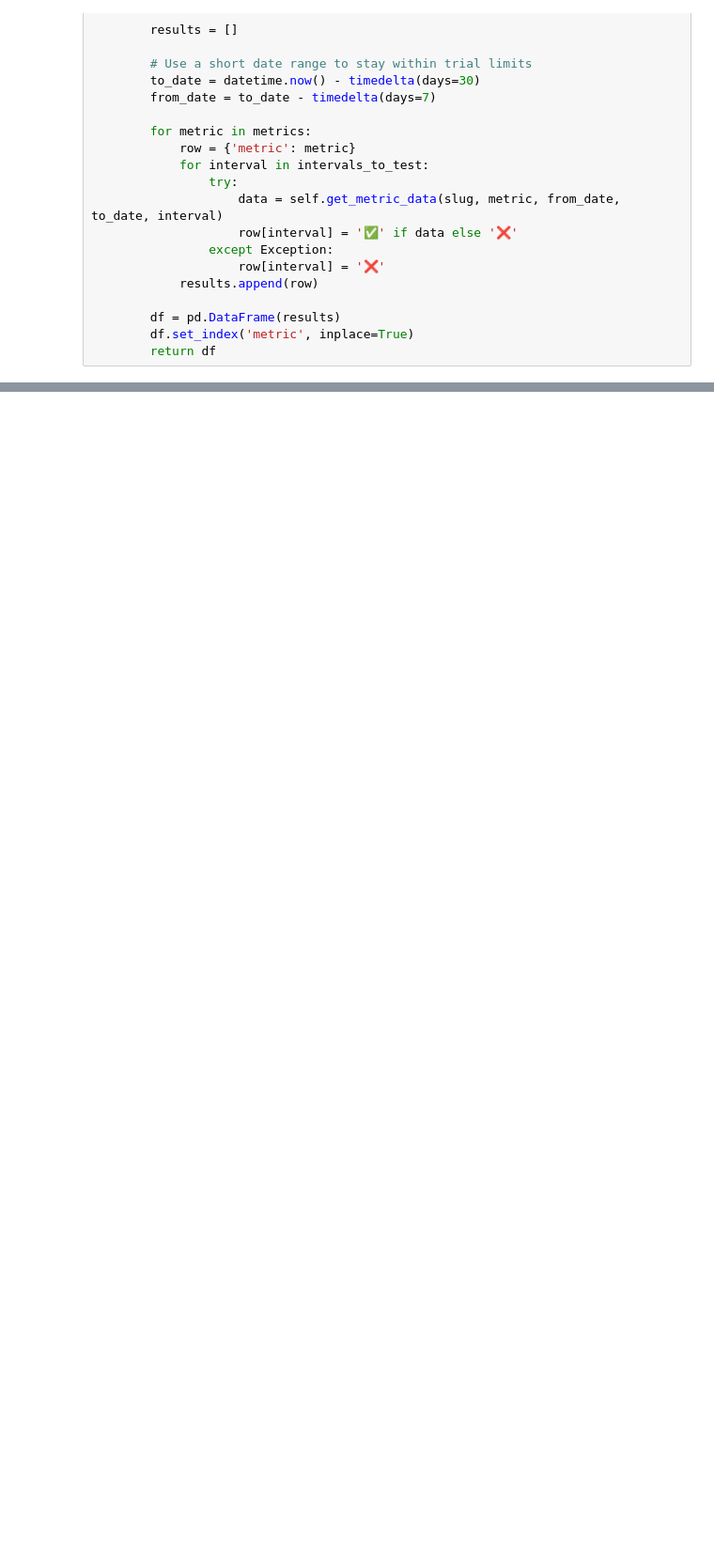
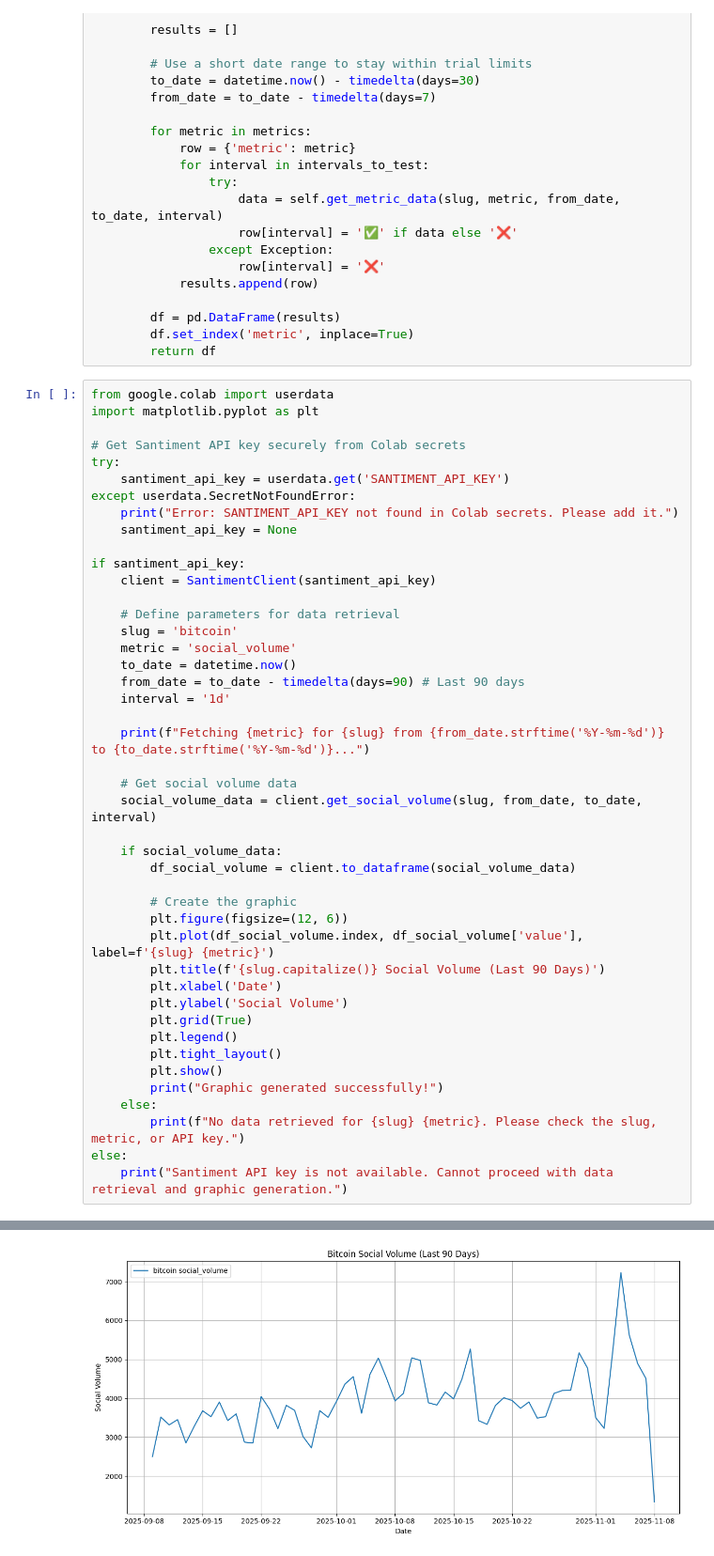
Before and after one commit to Sabbuth/TradingPoC, a Jupyter notebook: santiment.ipynb, the cells around one changed output, grey strips where cells are left out. Shown at 94% size. Drawn from its saved outputs; the diff is of its cells as text; blank space fills up the shorter version.

```diff
--- a/santiment.ipynb
+++ b/santiment.ipynb
@@ -494,3 +494,48 @@ class SantimentClient:
         df = pd.DataFrame(results)
         df.set_index('metric', inplace=True)
         return df
+# %%
+from google.colab import userdata
+import matplotlib.pyplot as plt
+
+# Get Santiment API key securely from Colab secrets
+try:
+    santiment_api_key = userdata.get('SANTIMENT_API_KEY')
+except userdata.SecretNotFoundError:
+    print("Error: SANTIMENT_API_KEY not found in Colab secrets. Please add it.")
+    santiment_api_key = None
+
+if santiment_api_key:
+    client = SantimentClient(santiment_api_key)
+
+    # Define parameters for data retrieval
+    slug = 'bitcoin'
+    metric = 'social_volume'
+    to_date = datetime.now()
+    from_date = to_date - timedelta(days=90) # Last 90 days
+    interval = '1d'
+
+    print(f"Fetching {metric} for {slug} from {from_date.strftime('%Y-%m-%d')} to {to_date.strftime('%Y-%m-%d')}...")
+
+    # Get social volume data
+    social_volume_data = client.get_social_volume(slug, from_date, to_date, interval)
+
+    if social_volume_data:
+        df_social_volume = client.to_dataframe(social_volume_data)
+
+        # Create the graphic
+        plt.figure(figsize=(12, 6))
+        plt.plot(df_social_volume.index, df_social_volume['value'], label=f'{slug} {metric}')
+        plt.title(f'{slug.capitalize()} Social Volume (Last 90 Days)')
+        plt.xlabel('Date')
+        plt.ylabel('Social Volume')
+        plt.grid(True)
+        plt.legend()
+        plt.tight_layout()
+        plt.show()
+        print("Graphic generated successfully!")
+    else:
+        print(f"No data retrieved for {slug} {metric}. Please check the slug, metric, or API key.")
+else:
+    print("Santiment API key is not available. Cannot proceed with data retrieval and graphic generation.")
+# %% [output]
@@ -496,0 +543 @@ class SantimentClient:
+[figure, added]
```
Also changed, not shown: parts of 1 cell of this notebook.
